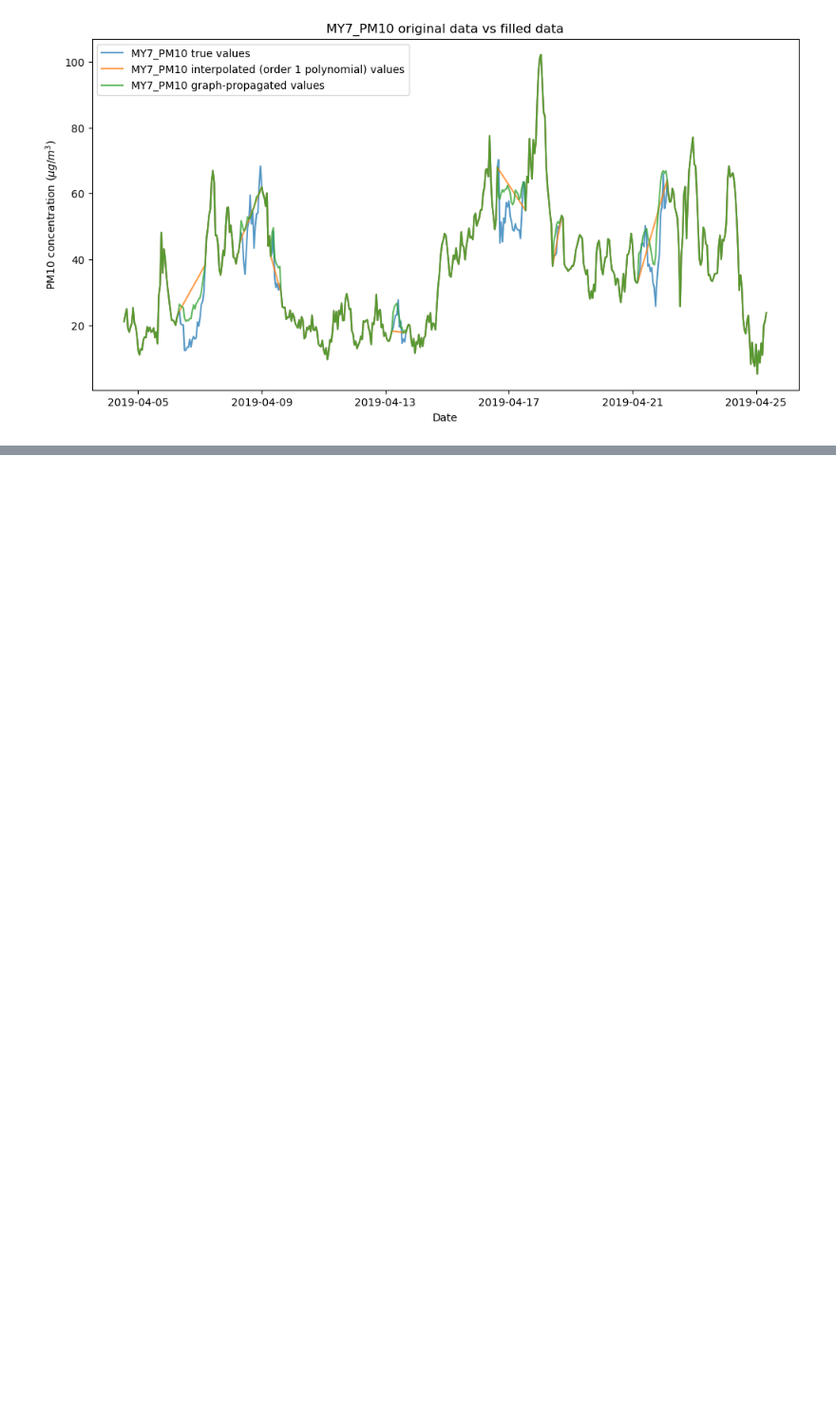
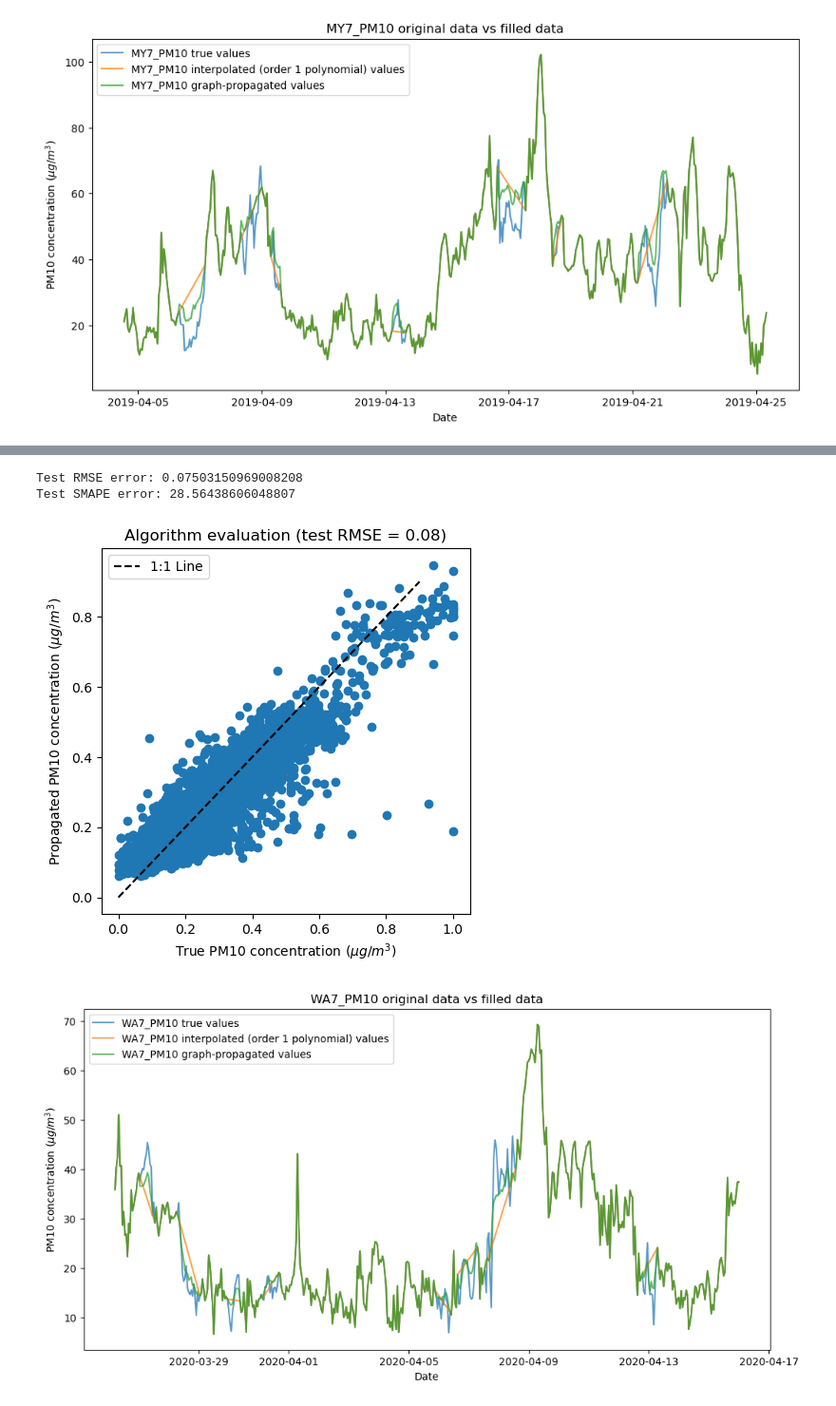
Before and after one commit to michellewl/AQ-graph-prop, a Jupyter notebook: multi_species_propagation.ipynb, the cells around one changed output, grey strips where cells are left out. Shown at 95% size. Drawn from its saved outputs; the diff is of its cells as text; code cells hidden in the pictures; blank space fills up the shorter version.

```diff
--- a/multi_species_propagation.ipynb
+++ b/multi_species_propagation.ipynb
@@ -733,7 +733,7 @@ print('Minimum alpha error: ', min(alpha_err), 'Tuned alpha: ', tuned_alpha)
 print('Minimum L-hops error: ', min(hop_err), 'Tuned L-hops: ', tuned_hop)
 print('Minimum threshold error: ', min(threshold_err), 'Tuned threshold: ', tuned_threshold)
 
-tuned_alpha_daily, tuned_hop_daily, tuned_threshold_daily = tuned_alpha, tuned_hop, tuned_threshold
+tuned_alpha_hourly, tuned_hop_hourly, tuned_threshold_hourly = tuned_alpha, tuned_hop, tuned_threshold
 
 # ----------- Propagate values for training set
 
@@ -833,0 +975,69 @@ Test SMAPE error: 20.229091355739794
+# %%
+# GRAPH PROPAGATION
+
+# ----------- Propagate values for test set
+
+# Initialise test dataset with estimated interpolated values
+order = 1
+filled_data = subset_test.interpolate(method='polynomial', order=order, axis=0)
+
+# Check if there are still NaN values after interpolation
+remaining_gaps = filled_data.isna().sum().sum()
+
+if remaining_gaps > 0:
+
+    # Group by year and fill NaN values with the mean of each group
+    filled_data = filled_data.groupby(filled_data.index.year.rename('year')).apply(lambda group: group.fillna(group.mean()))
+
+    # Drop the additional "year" index created by groupby
+    filled_data.reset_index(level='year', drop=True, inplace=True)
+
+# Compute euclidean distance matrix
+euclidean = euclidean_AM(filled_data)
+# print(euclidean)
+
+# Plot propagated test values against true test values
+
+Z, A = compute_propagation_matrix(filled_data, euclidean, threshold=tuned_threshold_hourly, L=tuned_hop_hourly, alpha=tuned_alpha_hourly)
+propagated_values = [Z[entry] for entry in gap_indices_test]
+
+
+x = np.arange(filled_data.max().max(), step=0.1)
+plt.figure(figsize=(5, 5))
+# plt.scatter(denormalise_data(true_values_test, mins_test, maxs_test), denormalise_data(propagated_values, mins_test, maxs_test))
+plt.scatter(true_values_test, propagated_values)
+plt.plot(x, x, color='black', linestyle='--', label='1:1 Line')  # Adding a label for the 1:1 line
+plt.title(f'Algorithm evaluation (test RMSE = {compute_error(tuned_alpha_hourly, tuned_threshold_hourly, tuned_hop_hourly, true_values_test, gap_indices_test, filled_data, euclidean):.2f})')
+plt.xlabel(rf'True {species} concentration ($\mu g/m^3$)')
+plt.ylabel(rf'Propagated {species} concentration ($\mu g/m^3$)')
+plt.legend()  # Displaying the legend
+
+print("Test RMSE error:", compute_error(tuned_alpha_hourly, tuned_threshold_hourly, tuned_hop_hourly, true_values_test, gap_indices_test, filled_data, euclidean))
+print("Test SMAPE error:", compute_error(tuned_alpha_hourly, tuned_threshold_hourly, tuned_hop_hourly, true_values_test, gap_indices_test, filled_data, euclidean, error_type='smape'))
+
+# ----------- Plot timeseries for interpolation methods
+
+column = column_names_test[-1]
+
+plt.figure(figsize=(12, 6))
+
+plt.plot(test_set.index, test_set[column], label=f"{column} true values", alpha=0.75)
+plt.plot(filled_data.index, denormalise_data(filled_data, mins_test, maxs_test)[column], label=f"{column} interpolated (order {order} polynomial) values", alpha=0.75)
+
+# Replace graph-propagated values into the filled data from polynomial interpolation
+for index, value in zip(gap_indices_test, propagated_values):
+    filled_data.iloc[index[0], index[1]] = value
+
+plt.plot(filled_data.index, denormalise_data(filled_data, mins_test, maxs_test)[column], label=f"{column} graph-propagated values", alpha=0.75)
+
+# Add labels and legend
+plt.xlabel('Date')
+plt.ylabel(f'{species} concentration ($\mu g/m^3$)')
+plt.title(f'{column} original data vs filled data')
+plt.legend()
+plt.show()
+# %% [output]
+Test RMSE error: 0.07503150969008208
+Test SMAPE error: 28.56438606048807
+[figure, added]
+[figure, added]
```
Also changed, not shown: parts of 9 cells of this notebook.
